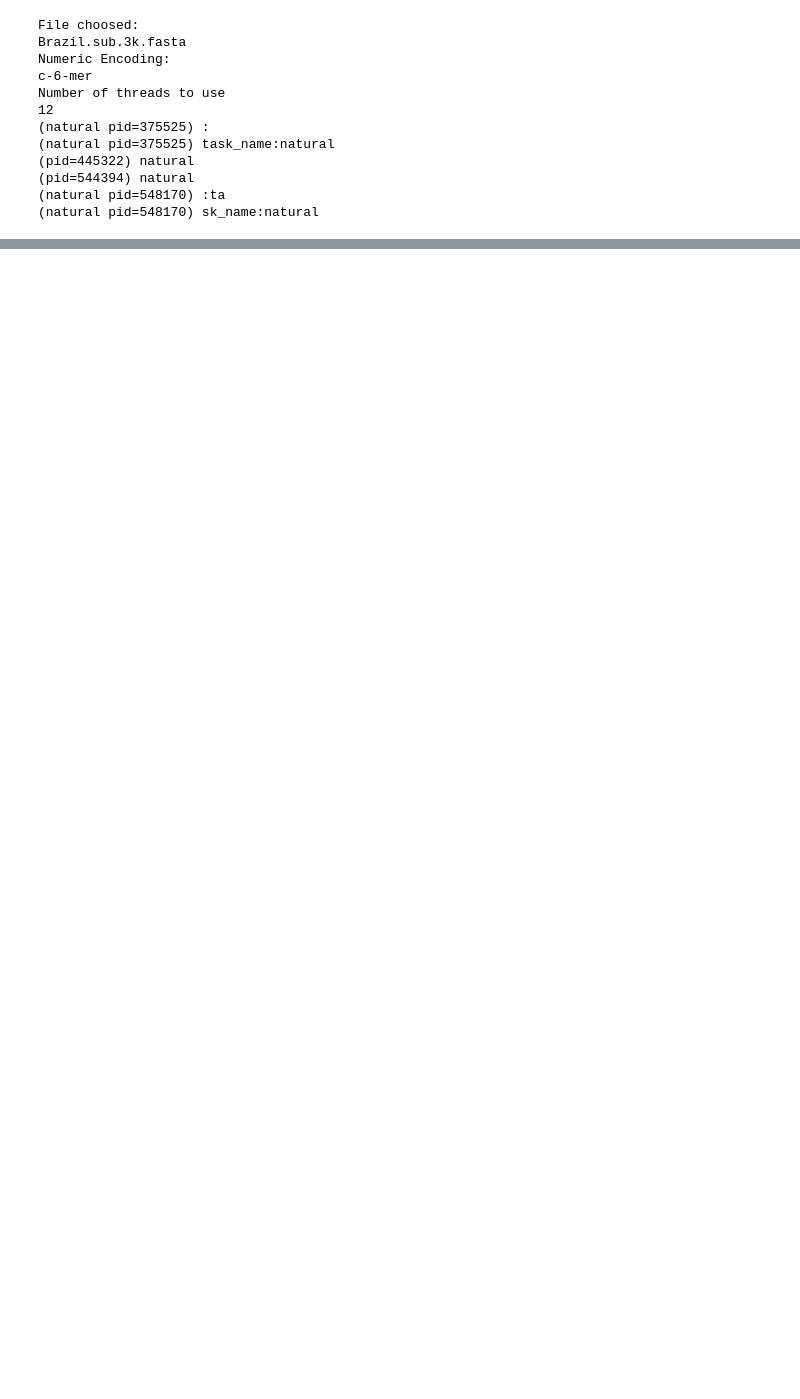
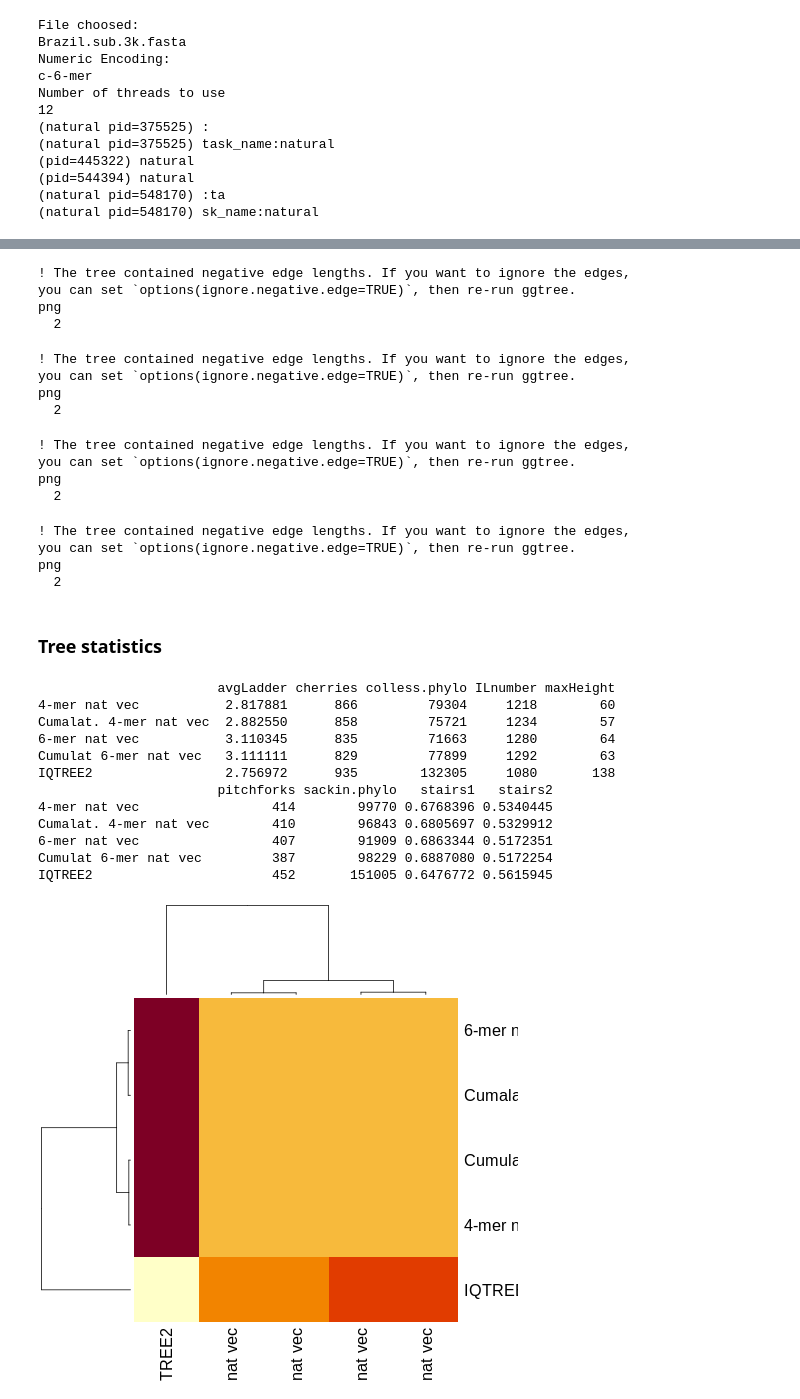
Before and after one commit to MuriloACassiano/Viral_Genomic_Numeric_Representations, a Jupyter notebook: BR_SARS_CoV_2.ipynb, the cells around one changed output, grey strips where cells are left out. Cells and saved outputs as stored; diff of their text form; code cells hidden in the pictures; blank space fills up the shorter version.

```diff
--- a/BR_SARS_CoV_2.ipynb
+++ b/BR_SARS_CoV_2.ipynb
@@ -148,0 +369,71 @@ Number of threads to use
+# %%
+%%R
+trnat4mer = parNJ(nat4mer)
+saveRDS(trnat4mer, file = "trnat4mer.rds")
+tree_ploter(trnat4mer, "FIG_tree_nat4mer.svg")
+# %% [output]
+! The tree contained negative edge lengths. If you want to ignore the edges,
+you can set `options(ignore.negative.edge=TRUE)`, then re-run ggtree.
+png
+  2
+# %%
+%%R
+trcnat4mer = parNJ(cnat4mer)
+saveRDS(trcnat4mer, file = "trcnat4mer.rds")
+tree_ploter(trcnat4mer, "tree_cnat4mer.svg")
+# %% [output]
+! The tree contained negative edge lengths. If you want to ignore the edges,
+you can set `options(ignore.negative.edge=TRUE)`, then re-run ggtree.
+png
+  2
+# %%
+%%R
+trnat6mer = parNJ(nat6mer)
+saveRDS(trnat6mer, file = "trnat6mer.rds")
+tree_ploter(trnat4mer, "FIG_tree_nat6mer.svg")
+# %% [output]
+! The tree contained negative edge lengths. If you want to ignore the edges,
+you can set `options(ignore.negative.edge=TRUE)`, then re-run ggtree.
+png
+  2
+# %%
+%%R
+trcnat6mer = parNJ(cnat6mer)
+saveRDS(trcnat6mer, file = "trcnat6mer.rds")
+tree_ploter(trcnat4mer, "FIG_tree_cnat6mer.svg")
+# %% [output]
+! The tree contained negative edge lengths. If you want to ignore the edges,
+you can set `options(ignore.negative.edge=TRUE)`, then re-run ggtree.
+png
+  2
+# %% [markdown]
+### Tree statistics
+# %%
+%%R
+aa = phyloTop(c(as.phylo(trnat4mer)), normalise = F)
+bb = phyloTop(c(as.phylo(trcnat4mer)), normalise = F)
+cc = phyloTop(c(as.phylo(trnat6mer)), normalise = F)
+dd = phyloTop(c(as.phylo(trcnat6mer)), normalise = F)
+tt = phyloTop(c(as.phylo(tree)), normalise = F)
+
+hm = rbind(aa, bb, cc, dd, tt)
+row.names(hm) = c("4-mer nat vec",  "Cumalat. 4-mer nat vec", "6-mer nat vec","Cumulat 6-mer nat vec", "IQTREE2")
+print(hm)
+
+#pdf("phylotop_dist_based_BRAZIL.pdf", paper = "a4r")
+heatmap(as.matrix(dist.cosine(as.matrix(hm))))
+#dev.off()
+# %% [output]
+                       avgLadder cherries colless.phylo ILnumber maxHeight
+4-mer nat vec           2.817881      866         79304     1218        60
+Cumalat. 4-mer nat vec  2.882550      858         75721     1234        57
+6-mer nat vec           3.110345      835         71663     1280        64
+Cumulat 6-mer nat vec   3.111111      829         77899     1292        63
+IQTREE2                 2.756972      935        132305     1080       138
+                       pitchforks sackin.phylo   stairs1   stairs2
+4-mer nat vec                 414        99770 0.6768396 0.5340445
+Cumalat. 4-mer nat vec        410        96843 0.6805697 0.5329912
+6-mer nat vec                 407        91909 0.6863344 0.5172351
+Cumulat 6-mer nat vec         387        98229 0.6887080 0.5172254
+IQTREE2                       452       151005 0.6476772 0.5615945
+[figure, added]
```
Also changed, not shown: parts of 21 cells of this notebook.
